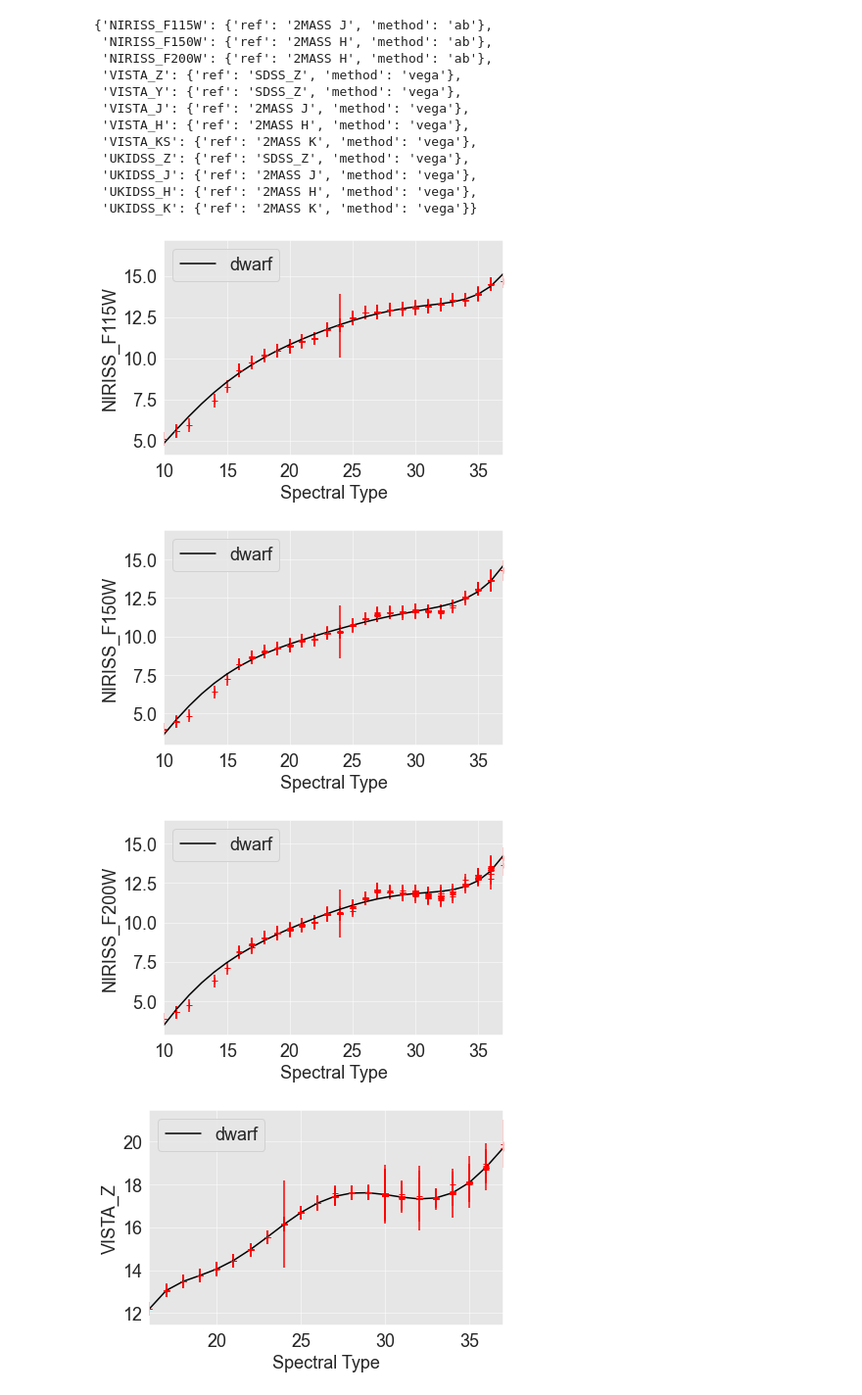
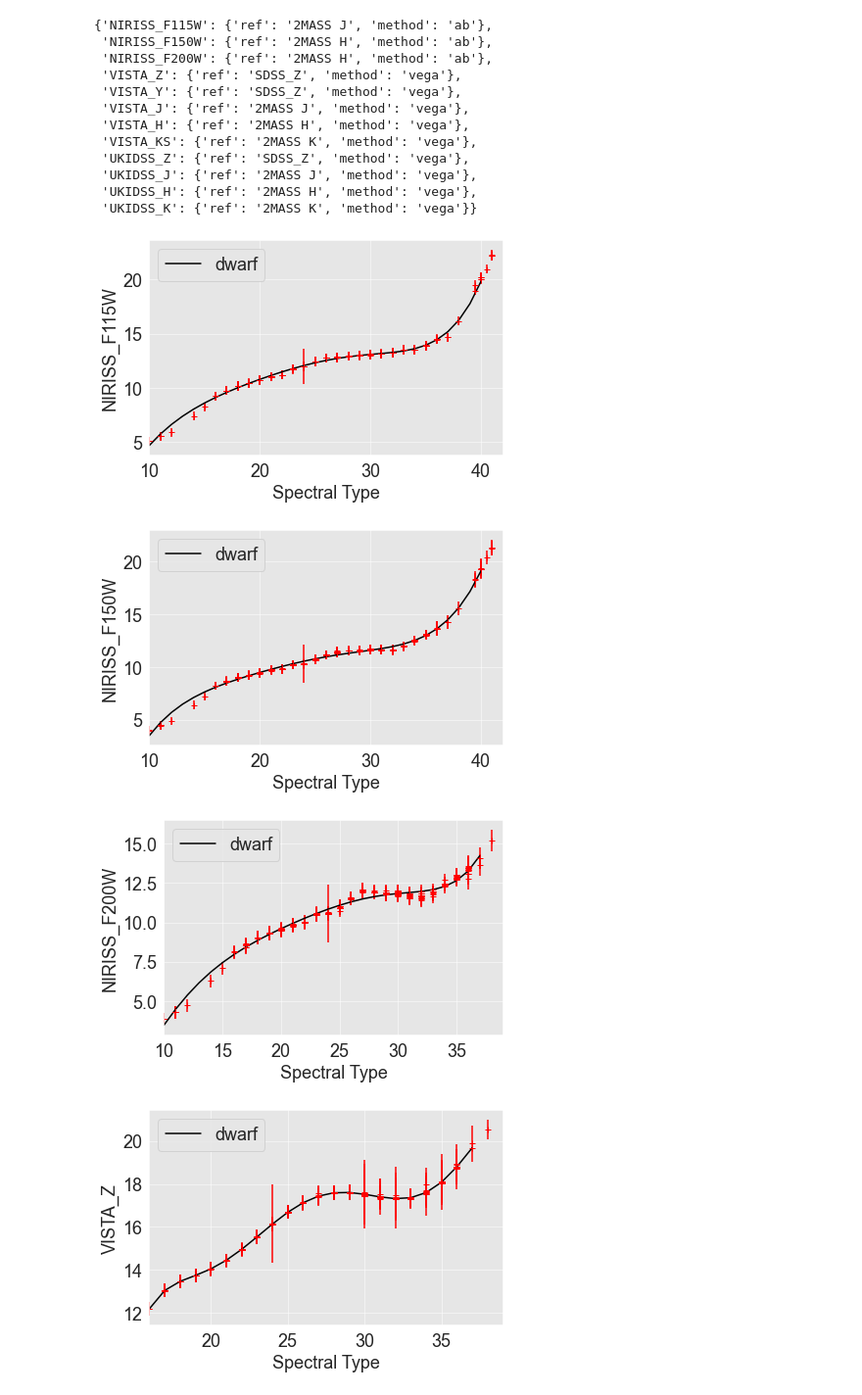
Before and after one commit to caganze/popsims, a Jupyter notebook: notebooks/absmag relations.ipynb, the cells around one changed output. Shown at 98% size. Saved outputs shown, nothing was run; the diff lists cells and outputs as text; code cells hidden in the pictures.

```diff
--- a/notebooks/absmag relations.ipynb
+++ b/notebooks/absmag relations.ipynb
@@ -123,14 +143,14 @@ templs=smlf.DATA_FILE.apply(lambda x: get_file(x))
 #all_spectra=pd.read_pickle('/users/caganze/research/popsims/data/splat_spectra.pkl')
 #sd_spectra=pd.read_pickle('/users/caganze/research/popsims/data/sd_spectra.pkl')
 # %%
-#schntb['spectra']=[x[0] for x in  spectra_schn]
+schntb['spectra']=[x[0] for x in  spectra_schn]
 
-#schntb['snr']=[x[1] for x in  spectra_schn]
+schntb['snr']=[x[1] for x in  spectra_schn]
 
-#schntb=schntb[schntb.snr>=2.].reset_index(drop=True)
+schntb=schntb[schntb.snr>=2.].reset_index(drop=True)
 
-#all_spectra=np.concatenate([templs,schntb.spectra.values ])
-all_spectra=templs
+all_spectra=np.concatenate([templs,schntb.spectra.values ])
+#all_spectra=templs
 # %%
 #import pickle
 #output = open('/users/caganze/research/popsims/data/splat_spectra.pkl', 'wb')
@@ -149,10 +169,10 @@ def make_spt_number(spt):
     else:
         return spt
 # %%
-#spts=np.concatenate([smlf.SPEX_TYPE.apply(make_spt_number).values,
-#                     schntb.Spec.apply(make_spt_number).values,
-#                    ])
-spts=smlf.SPEX_TYPE.apply(make_spt_number).values
+spts=np.concatenate([smlf.SPEX_TYPE.apply(make_spt_number).values,
+                     schntb.Spec.apply(make_spt_number).values,
+                    ])
+#spts=smlf.SPEX_TYPE.apply(make_spt_number).values
 # %%
 assert len(spts) == len(all_spectra)
 # %%
@@ -575,35 +595,35 @@ for c in abs_df.columns:
             FITS['absmags']['dwarfs'].update({c: {'x': 'spt',
                                                   'y': c,
                                                   'fit':fit, \
                                                   'scatter': np.nanmedian(vals[:,1]), \
                                                   'method': 'polynomial',\
                                                   'range':  (np.nanmin(spts[~mask]),\
                                                              np.nanmax(spts[~mask])), \
                                                  'x0':0}})
 
 
             spgrid=np.arange(np.nanmin(spts[~mask]), np.nanmax(spts[~mask]))
             a.plot(spgrid, fit(spgrid), c='k', label='dwarf')
 
 
 
             a.errorbar(spts, vals[:,0], fmt='+',
                        yerr=vals[:,1], color='r')
 
 
 
             a.set_ylabel(c)
             a.set_xlabel('Spectral Type')
             a.legend()
             plt.tight_layout()
-            a.set_xlim([np.nanmin(spgrid), np.nanmax(spgrid)])
+            a.set_xlim([np.nanmin(spts[~mask]),np.nanmax(spts[~mask])+1])
             #a.set_ylim([fit(np.nanmin(spgrid)), fit(np.nanmax(spgrid))])
             plt.savefig('../figures/abs_mag_relations{}.pdf'.format(c))
     except:
         print ('all empty {}'.format(c))
         pass
 # %% [output]
-[figure, old version]
+[figure, new version]
-[figure, old version]
+[figure, new version]
-[figure, old version]
+[figure, new version]
-[figure, old version]
+[figure, new version]
```
Also changed, not shown: parts of 7 cells of this notebook, 30 other files.
